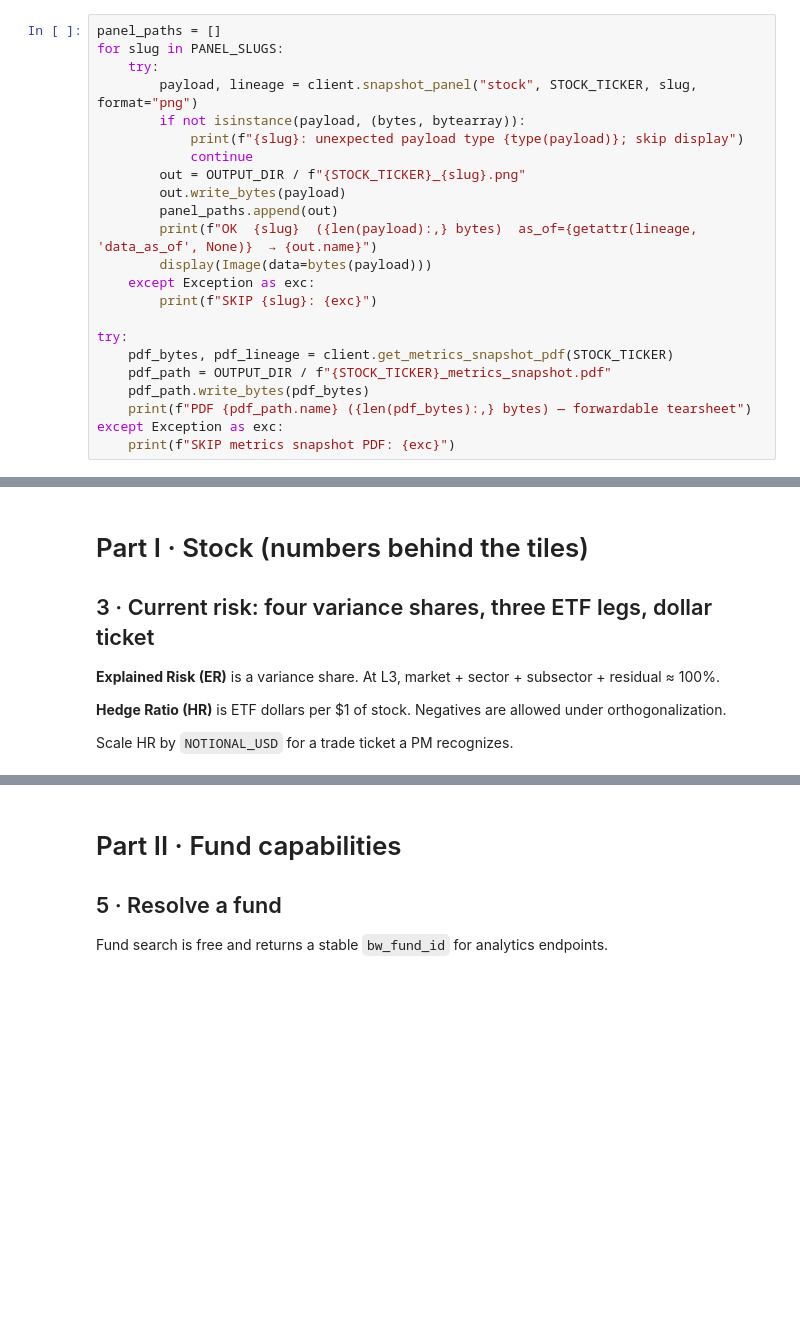
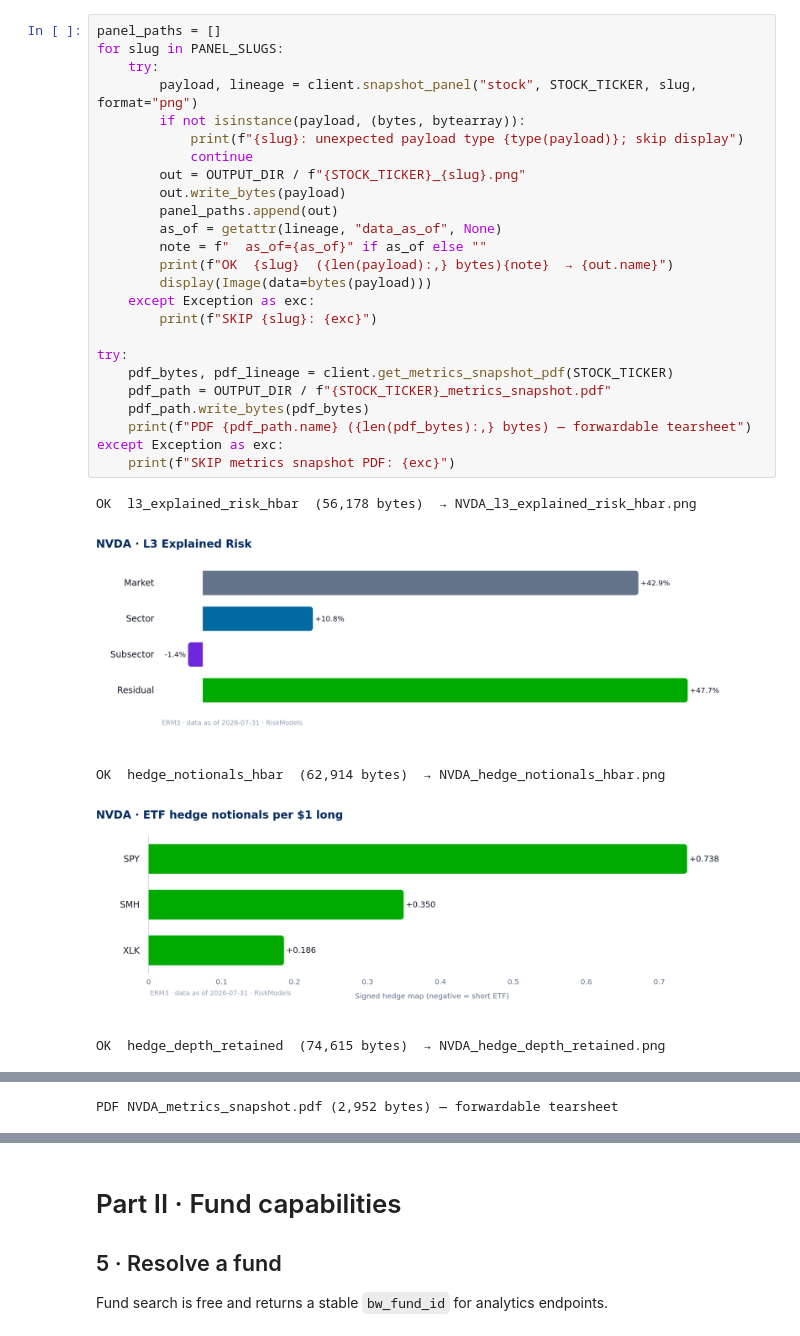
Before and after one commit to BlueWaterCorp/Omega_RiskModels, a Jupyter notebook: notebooks/RiskModels_Stocks_and_Funds_Quickstart.ipynb, the cells around one changed output, grey strips where cells are left out. Drawn from its saved outputs; the diff is of its cells as text; blank space fills up the shorter version.

```diff
--- a/notebooks/RiskModels_Stocks_and_Funds_Quickstart.ipynb
+++ b/notebooks/RiskModels_Stocks_and_Funds_Quickstart.ipynb
@@ -133,23 +547,31 @@ These calls return **bytes from the API** — pre-rendered or server-rendered pa
 # %%
 panel_paths = []
 for slug in PANEL_SLUGS:
     try:
         payload, lineage = client.snapshot_panel("stock", STOCK_TICKER, slug, format="png")
         if not isinstance(payload, (bytes, bytearray)):
             print(f"{slug}: unexpected payload type {type(payload)}; skip display")
             continue
         out = OUTPUT_DIR / f"{STOCK_TICKER}_{slug}.png"
         out.write_bytes(payload)
         panel_paths.append(out)
-        print(f"OK  {slug}  ({len(payload):,} bytes)  as_of={getattr(lineage, 'data_as_of', None)}  → {out.name}")
+        as_of = getattr(lineage, "data_as_of", None)
+        note = f"  as_of={as_of}" if as_of else ""
+        print(f"OK  {slug}  ({len(payload):,} bytes){note}  → {out.name}")
         display(Image(data=bytes(payload)))
     except Exception as exc:
         print(f"SKIP {slug}: {exc}")
 
 try:
     pdf_bytes, pdf_lineage = client.get_metrics_snapshot_pdf(STOCK_TICKER)
     pdf_path = OUTPUT_DIR / f"{STOCK_TICKER}_metrics_snapshot.pdf"
     pdf_path.write_bytes(pdf_bytes)
     print(f"PDF {pdf_path.name} ({len(pdf_bytes):,} bytes) — forwardable tearsheet")
 except Exception as exc:
     print(f"SKIP metrics snapshot PDF: {exc}")
+# %% [output]
+OK  l3_explained_risk_hbar  (56,178 bytes)  → NVDA_l3_explained_risk_hbar.png
+[figure, added]
+OK  hedge_notionals_hbar  (62,914 bytes)  → NVDA_hedge_notionals_hbar.png
+[figure, added]
+OK  hedge_depth_retained  (74,615 bytes)  → NVDA_hedge_depth_retained.png
@@ -156,10 +579 @@ except Exception as exc:
+PDF NVDA_metrics_snapshot.pdf (2,952 bytes) — forwardable tearsheet
-# %% [markdown]
-# Part I · Stock (numbers behind the tiles)
-
-## 3 · Current risk: four variance shares, three ETF legs, dollar ticket
-
-**Explained Risk (ER)** is a variance share. At L3, market + sector + subsector + residual ≈ 100%.
-
-**Hedge Ratio (HR)** is ETF dollars per $1 of stock. Negatives are allowed under orthogonalization.
-
-Scale HR by `NOTIONAL_USD` for a trade ticket a PM recognizes.
```
Also changed, not shown: parts of 35 cells of this notebook, 1 other file.
